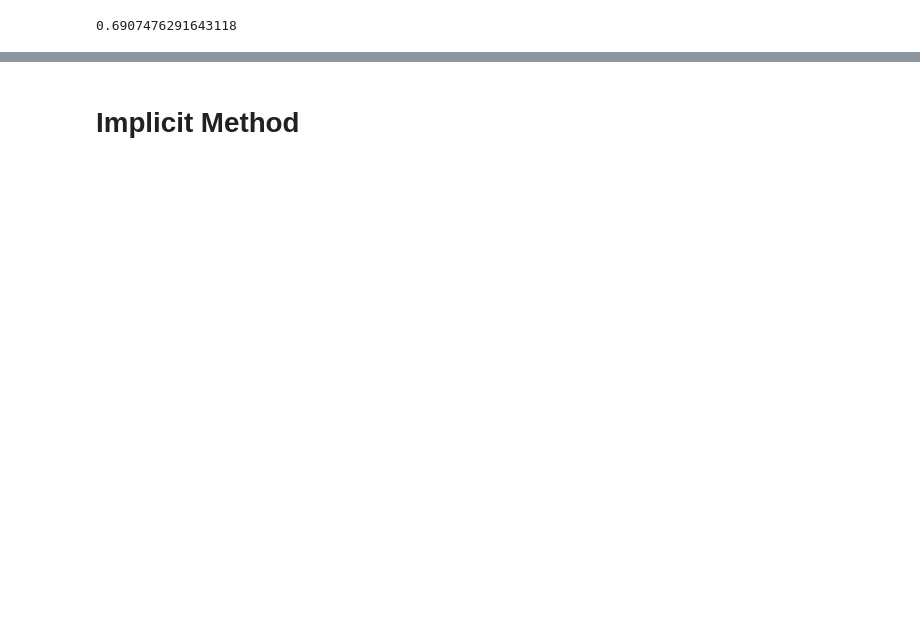
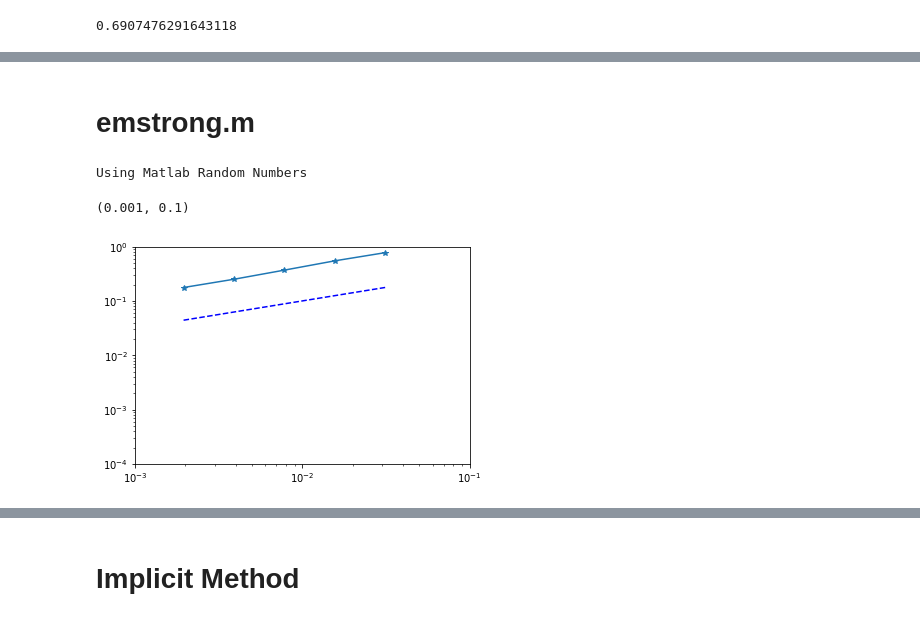
Before and after one commit to tao-yu/cox-ingersoll-ross, a Jupyter notebook: sim/Higham.ipynb, the cells around one changed output, grey strips where cells are left out. Drawn from its saved outputs; the diff is of its cells as text; code cells hidden in the pictures; blank space fills up the shorter version.

Commit message:
Add emstrong.m

```diff
--- a/sim/Higham.ipynb
+++ b/sim/Higham.ipynb
@@ -116,0 +156,43 @@ X_true[-1] - X_em[-1]
+# %% [markdown]
+# emstrong.m
+# %%
+reset_seed()
+
+lamda = 2
+X_0 = 1
+mu = 1
+f = lambda x: lamda * x
+g = lambda x: mu * x
+
+dt = 2**(-9)
+T = 1
+M = 1000
+N = int(T/dt)
+
+X_err = np.zeros((M, 5))
+
+#t = np.arange(0, T+dt, dt)
+#dW_0 = np.zeros((M, 1))
+#dW = np.hstack([dW_0, np.sqrt(dt)*randn(M, N)])
+#Ws = np.cumsum(dW, axis=1)
+
+for path in range(M):
+    t, W = brownian_path(T=T, N=int(T/dt))
+    #W = Ws[path]
+    X_true = X_0 * np.exp((lamda-0.5*mu**2)*t + mu*W)
+    for p in range(5):
+        t_em, X_em = solve_em(f, g, X_0, t[::2**p], W[::2**p])
+        endpoint_error = np.abs(X_em[-1] - X_true[-1])
+        X_err[path, p] = endpoint_error
+
+dt_vals = 2**np.arange(5) * 2**(-9)
+
+plt.loglog(dt_vals, np.mean(X_err, axis=0), "*-")
+plt.loglog(dt_vals, dt_vals**0.5, "b--")
+
+plt.ylim(10**(-4), 1)
+plt.xlim(10**(-3), 10**(-1))
+# %% [output]
+Using Matlab Random Numbers
+(0.001, 0.1)
+[figure, added]
```
Also changed, not shown: parts of 9 cells of this notebook.
